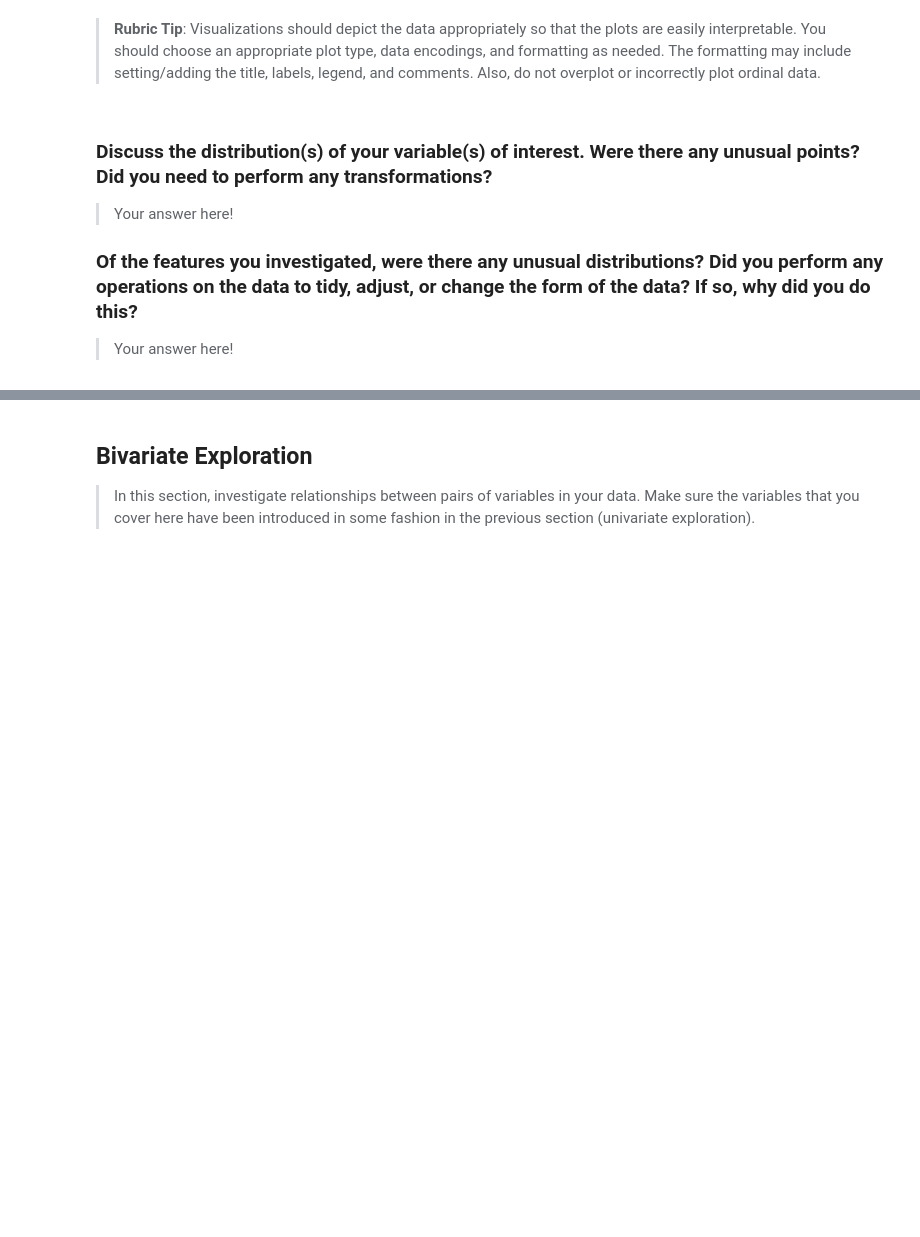
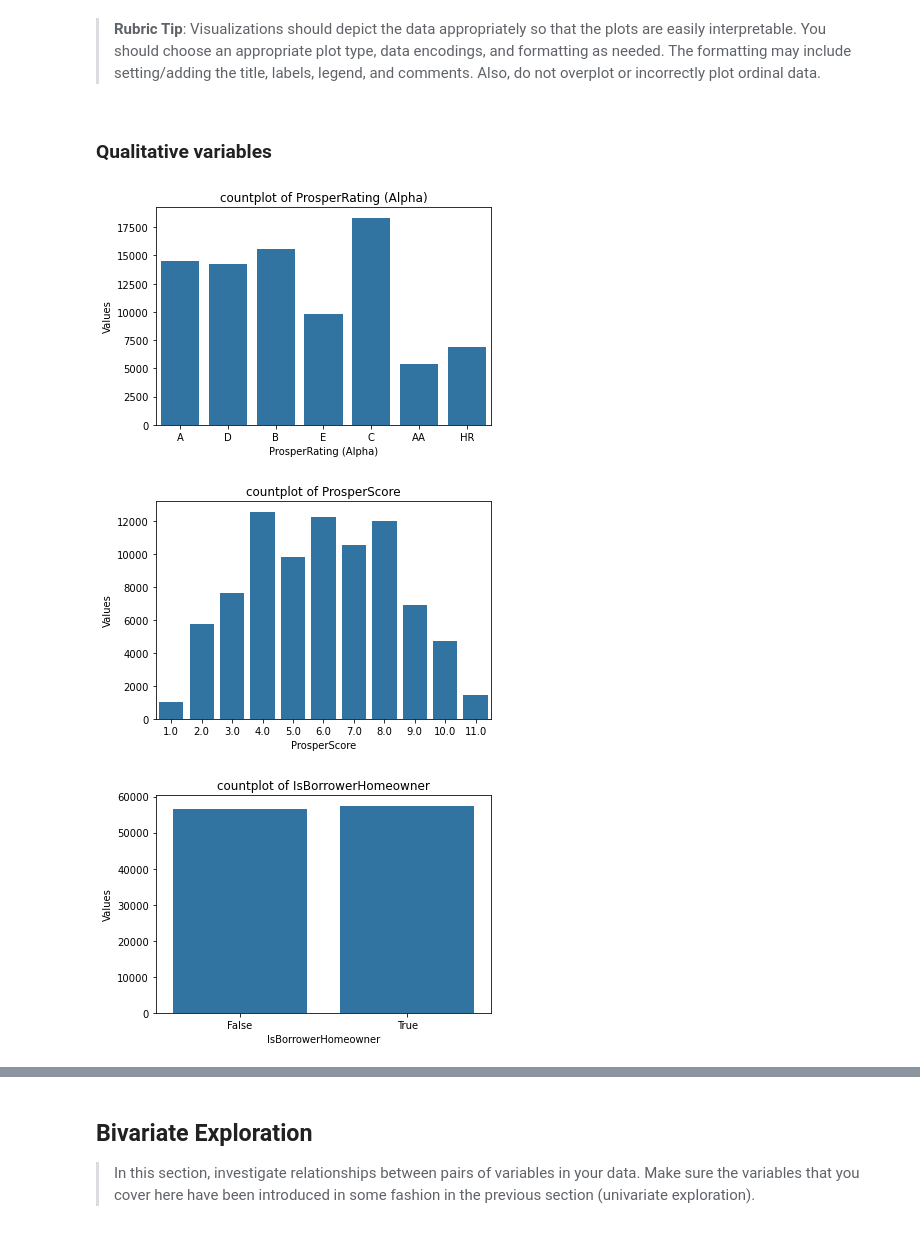
Before and after one commit to skevin-dev/communicate-data-findings, a Jupyter notebook: Notebooks/Part_I_exploration_data_analysis.ipynb, the cells around one changed output, grey strips where cells are left out. Saved outputs shown, nothing was run; the diff lists cells and outputs as text; code cells hidden in the pictures; blank space fills up the shorter version.

Commit message:
exploratory data analysis

```diff
--- a/Notebooks/Part_I_exploration_data_analysis.ipynb
+++ b/Notebooks/Part_I_exploration_data_analysis.ipynb
@@ -139,6 +139,9 @@ and prepare yourself to look at relationships between variables.
 What are the distribution of float variables?
 # %%
 def histogram(df:pd.DataFrame,cols,**kwargs)->pd.DataFrame:
+    """
+    -- plot distribution for quantitative columns
+    """
     sb.histplot(data=df,x=cols,**kwargs);
     plt.xlabel(cols)
     plt.ylabel('Values')
@@ -169,6 +172,8 @@ According to the visualization above and metadata provided, those two columns ha
 ####changing the type of columns
 df_used_cols['ProsperScore'] = df_used_cols['ProsperScore'].astype('category')
 df_used_cols['TotalProsperLoans'] = df_used_cols['TotalProsperLoans'].fillna(0).astype('int64')
+df_used_cols['ListingCreationDate'] = pd.to_datetime(df_used_cols['ListingCreationDate'])
+df_used_cols['LoanOriginationDate'] = pd.to_datetime(df_used_cols['LoanOriginationDate'])
 # %%
 ###test
 df_used_cols.info()
@@ -210,11 +215,24 @@ it can be seen that, two variables are properly visualized. we can cleary see th
 
 
 >**Rubric Tip**: Visualizations should depict the data appropriately so that the plots are easily interpretable. You should choose an appropriate plot type, data encodings, and formatting as needed. The formatting may include setting/adding the title, labels, legend, and comments. Also, do not overplot or incorrectly plot ordinal data.
-# %% [markdown]
-### Discuss the distribution(s) of your variable(s) of interest. Were there any unusual points? Did you need to perform any transformations?
-
-> Your answer here!
-
-### Of the features you investigated, were there any unusual distributions? Did you perform any operations on the data to tidy, adjust, or change the form of the data? If so, why did you do this?
-
-> Your answer here!
+# %% [markdown]
+### Qualitative variables
+# %%
+def countplot(df:pd.DataFrame,cols,rotation=0)->pd.DataFrame:
+    """
+    -- plot countplot for qualitative plot
+    """
+    sb.countplot(data=df,x=cols,color=sb.color_palette()[0])
+    plt.xlabel(cols)
+    plt.ylabel('Values')
+    plt.title(f'countplot of {cols}')
+    plt.xticks(rotation=rotation)
+    plt.show()
+
+
+for i in ['ProsperRating (Alpha)','ProsperScore','IsBorrowerHomeowner']:
+    countplot(df_used_cols,i)
+# %% [output]
+[figure, added]
+[figure, added]
+[figure, added]
```
Also changed, not shown: parts of 5 cells of this notebook.
